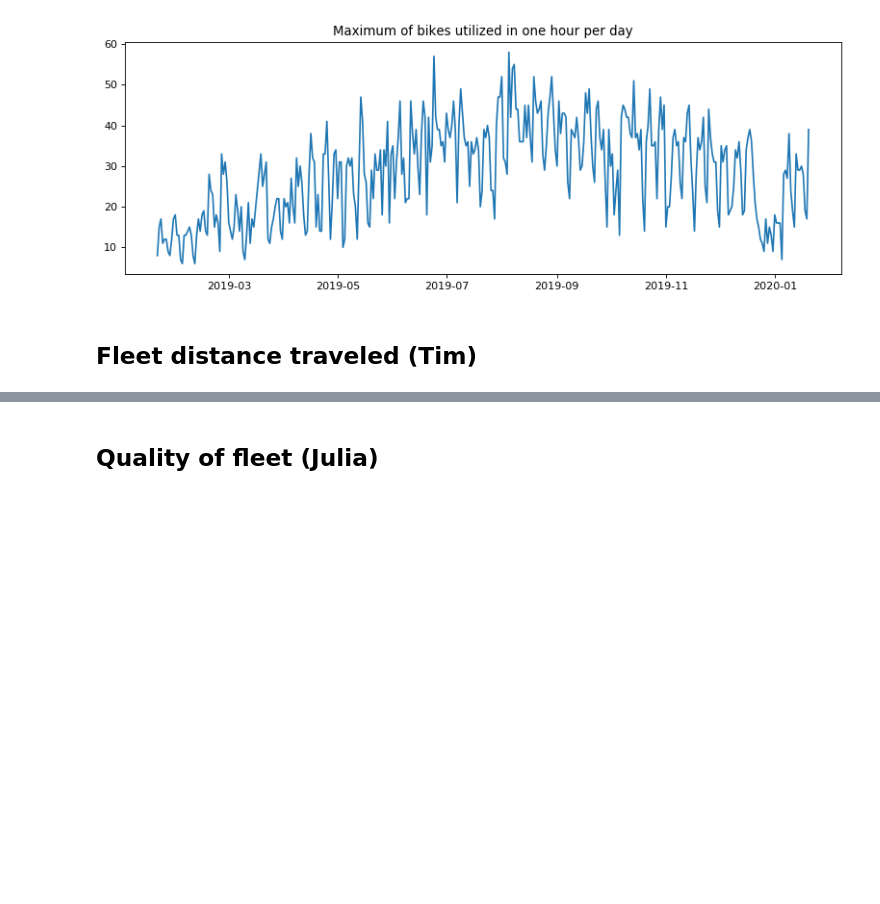
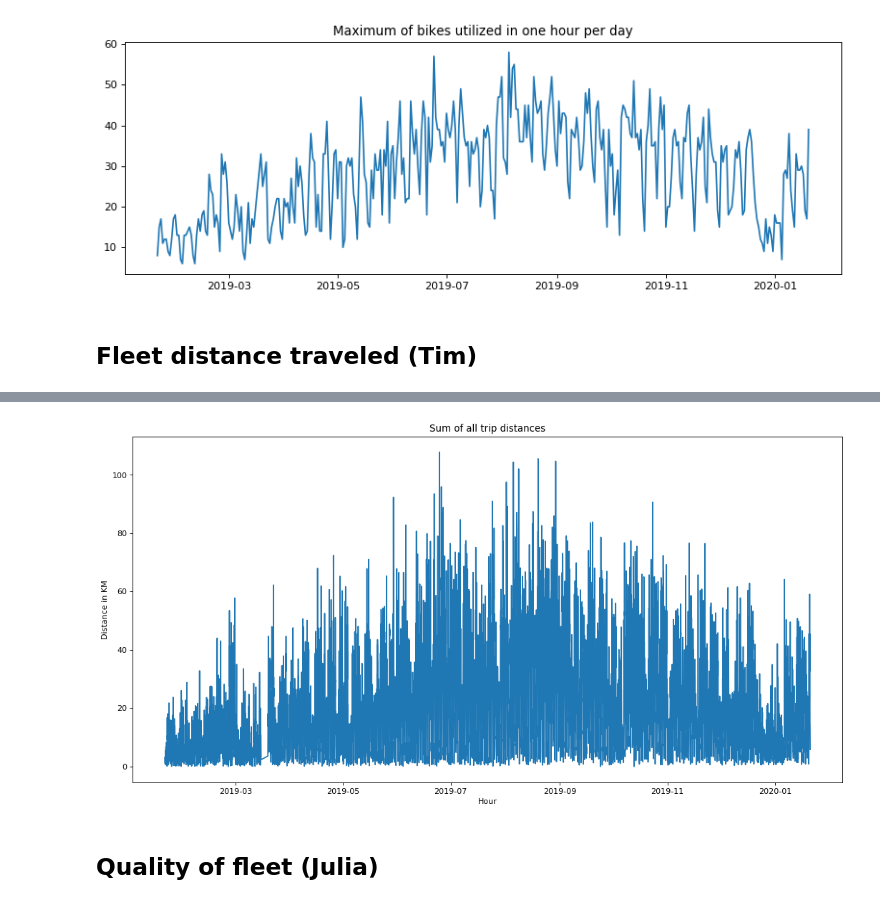
Before and after one commit to mogottsch/dsml_2020_magma, a Jupyter notebook: 2_kpi_calculation/KPI_Calculation.ipynb, the cells around one changed output, grey strips where cells are left out. Cells and saved outputs as stored; diff of their text form; code cells hidden in the pictures; blank space fills up the shorter version.

```diff
--- a/2_kpi_calculation/KPI_Calculation.ipynb
+++ b/2_kpi_calculation/KPI_Calculation.ipynb
@@ -199,0 +319,26 @@ Wer das hier liest ist cool :)
+# %%
+# Here we are doing what we just did to the Duisburg data as well.
+
+duisburg = pd.read_pickle('../0_data/duisburg_clean.pkl')
+
+duisburg["lat_orig_test"], duisburg["lon_orig_test"] =  zip(*duisburg["orig"])
+duisburg["lat_dest_test"], duisburg["lon_dest_test"] =  zip(*duisburg["dest"])
+
+array_lat_orig_2 = duisburg.loc[:, 'lat_orig_test'].values
+array_lon_orig_2 = duisburg.loc[:, 'lon_orig_test'].values
+array_lat_dest_2 = duisburg.loc[:, 'lat_dest_test'].values
+array_lon_dest_2 = duisburg.loc[:, 'lon_dest_test'].values
+
+a = len(duisburg)
+c = [0]*a
+
+for i in range(a):
+    c[i] = distance(array_lat_orig_2[i], array_lon_orig_2[i], array_lat_dest_2[i], array_lon_dest_2[i])
+
+duisburg["trip_distance"] = c
+
+duisburg.drop(columns=['lat_orig_test','lon_orig_test','lat_dest_test','lon_dest_test'], axis=1, inplace = True)
+
+# Now the dataframe looks the same as the one for Marburg (with the trip_distance included).
+
+duisburg.head()
@@ -200,3 +407,17 @@ Wer das hier liest ist cool :)
+# %%
+# We will once again repeat this for the Duisburg data.
+
+duisburg['start'] = duisburg.index.floor(freq = "H")
+hourly_distance_duisburg = pd.DataFrame()
+hourly_distance_duisburg["distance"] = duisburg["trip_distance"].groupby(duisburg["start"]).sum()
+fig,ax = plt.subplots(figsize=(16,8), dpi= 80)
+ax.plot(hourly_distance_duisburg["distance"])
+ax.set_title("Sum of all trip distances")
+ax.set_xlabel("Hour")
+ax.set_ylabel("Distance in KM")
+plt.show()
+# %% [output]
+[figure, added]
 # %% [markdown]
 ## Quality of fleet (Julia)
 # %% [markdown]
```
Also changed, not shown: parts of 14 cells of this notebook.
